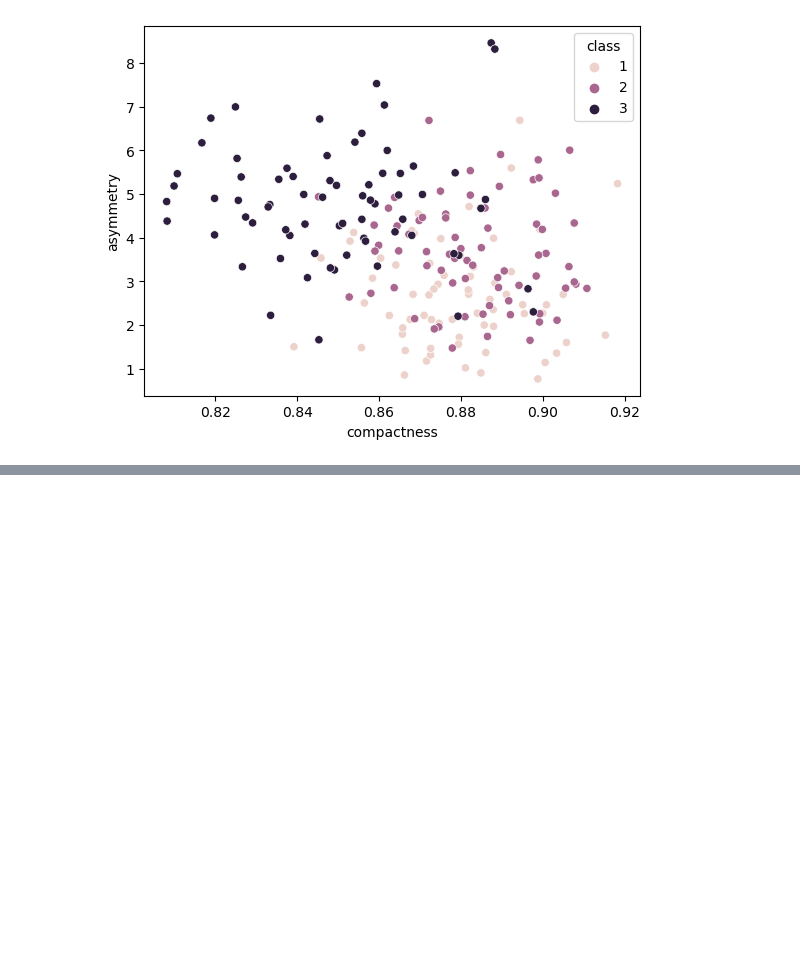
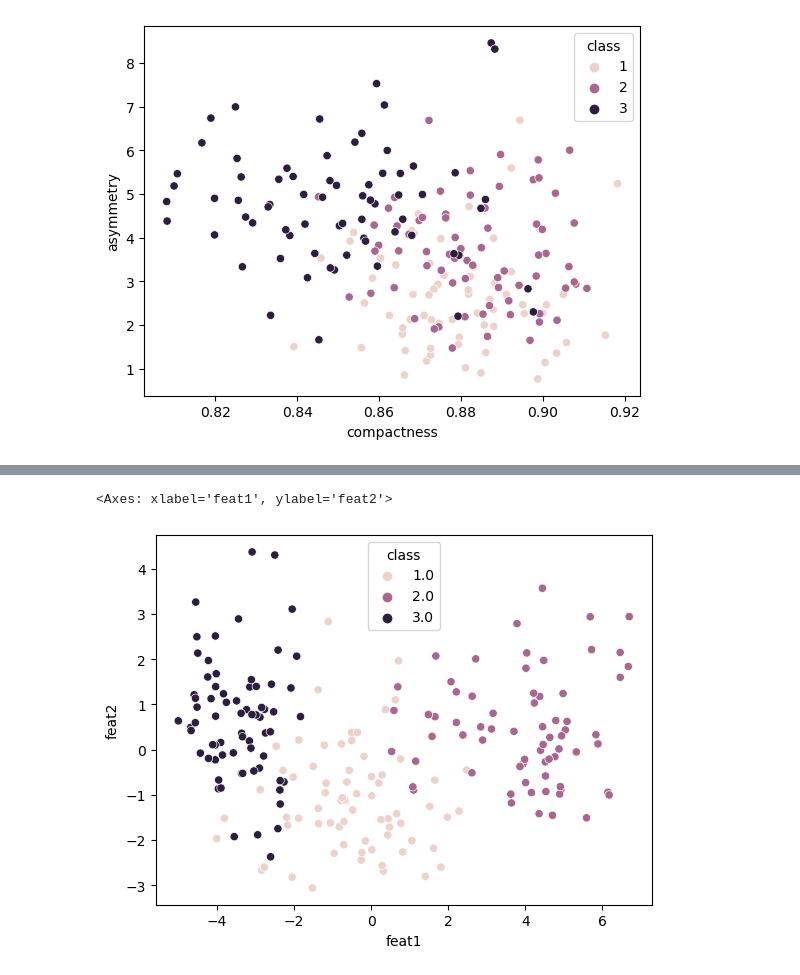
Before and after one commit to aswathr/ml_learn_fcc, a Jupyter notebook: 3_seeds.ipynb, the cells around one changed output, grey strips where cells are left out. Saved outputs shown, nothing was run; the diff lists cells and outputs as text; code cells hidden in the pictures; blank space fills up the shorter version.

```diff
--- a/3_seeds.ipynb
+++ b/3_seeds.ipynb
@@ -175,0 +205,6 @@ sns.scatterplot(x = x_0, y = x_1, data = df, hue = "class")
+# %%
+#Actual
+sns.scatterplot(x = "feat1", y = "feat2", data = truth_df, hue = "class")
+# %% [output]
+<Axes: xlabel='feat1', ylabel='feat2'>
+[figure, added]
```
Also changed, not shown: parts of 9 cells of this notebook.
